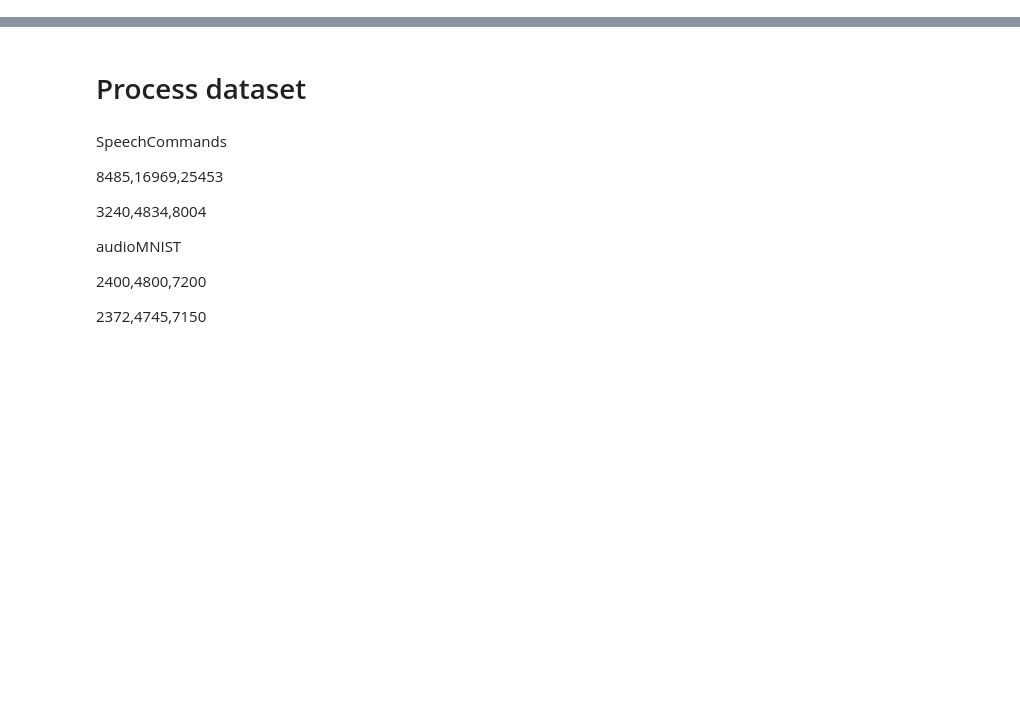
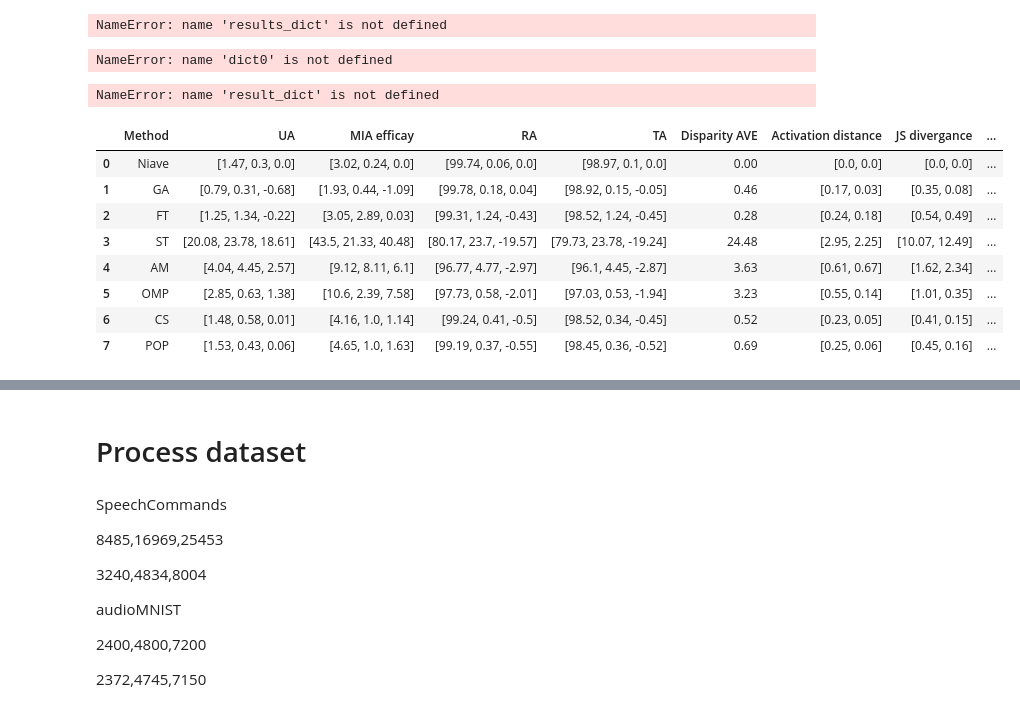
Before and after one commit to IFMW01/Prune-and-Regrow, a Jupyter notebook: src/plotting/data_plots.ipynb, the cells around one changed output, grey strips where cells are left out. Drawn from its saved outputs; the diff is of its cells as text; code cells hidden in the pictures; blank space fills up the shorter version.

```diff
--- a/src/plotting/data_plots.ipynb
+++ b/src/plotting/data_plots.ipynb
@@ -27,3 +27,17 @@ def percentage_change(base, new):
         return round(abs(change),2)
     except ZeroDivisionError:
         return float('inf')
+# %%
+results_dict
+# %% [output]
+NameError: name 'results_dict' is not defined
+# %%
+dict0
+# %% [output]
+NameError: name 'dict0' is not defined
+# %%
+for key, values in result_dict.items():
+    print(key)
+    print(values)
+# %% [output]
+NameError: name 'result_dict' is not defined
@@ -29,0 +184,12 @@ def percentage_change(base, new):
+# %%
+df
+# %% [output]
+|  | Method | UA | MIA efficay | RA | TA | Disparity AVE | Activation distance | JS divergance | ... |
+| 0 | Niave | [1.47, 0.3, 0.0] | [3.02, 0.24, 0.0] | [99.74, 0.06, 0.0] | [98.97, 0.1, 0.0] | 0.00 | [0.0, 0.0] | [0.0, 0.0] | ... |
+| 1 | GA | [0.79, 0.31, -0.68] | [1.93, 0.44, -1.09] | [99.78, 0.18, 0.04] | [98.92, 0.15, -0.05] | 0.46 | [0.17, 0.03] | [0.35, 0.08] | ... |
+| 2 | FT | [1.25, 1.34, -0.22] | [3.05, 2.89, 0.03] | [99.31, 1.24, -0.43] | [98.52, 1.24, -0.45] | 0.28 | [0.24, 0.18] | [0.54, 0.49] | ... |
+| 3 | ST | [20.08, 23.78, 18.61] | [43.5, 21.33, 40.48] | [80.17, 23.7, -19.57] | [79.73, 23.78, -19.24] | 24.48 | [2.95, 2.25] | [10.07, 12.49] | ... |
+| 4 | AM | [4.04, 4.45, 2.57] | [9.12, 8.11, 6.1] | [96.77, 4.77, -2.97] | [96.1, 4.45, -2.87] | 3.63 | [0.61, 0.67] | [1.62, 2.34] | ... |
+| 5 | OMP | [2.85, 0.63, 1.38] | [10.6, 2.39, 7.58] | [97.73, 0.58, -2.01] | [97.03, 0.53, -1.94] | 3.23 | [0.55, 0.14] | [1.01, 0.35] | ... |
+| 6 | CS | [1.48, 0.58, 0.01] | [4.16, 1.0, 1.14] | [99.24, 0.41, -0.5] | [98.52, 0.34, -0.45] | 0.52 | [0.23, 0.05] | [0.41, 0.15] | ... |
+| 7 | POP | [1.53, 0.43, 0.06] | [4.65, 1.0, 1.63] | [99.19, 0.37, -0.55] | [98.45, 0.36, -0.52] | 0.69 | [0.25, 0.06] | [0.45, 0.16] | ... |
```
Also changed, not shown: parts of 10 cells of this notebook.
